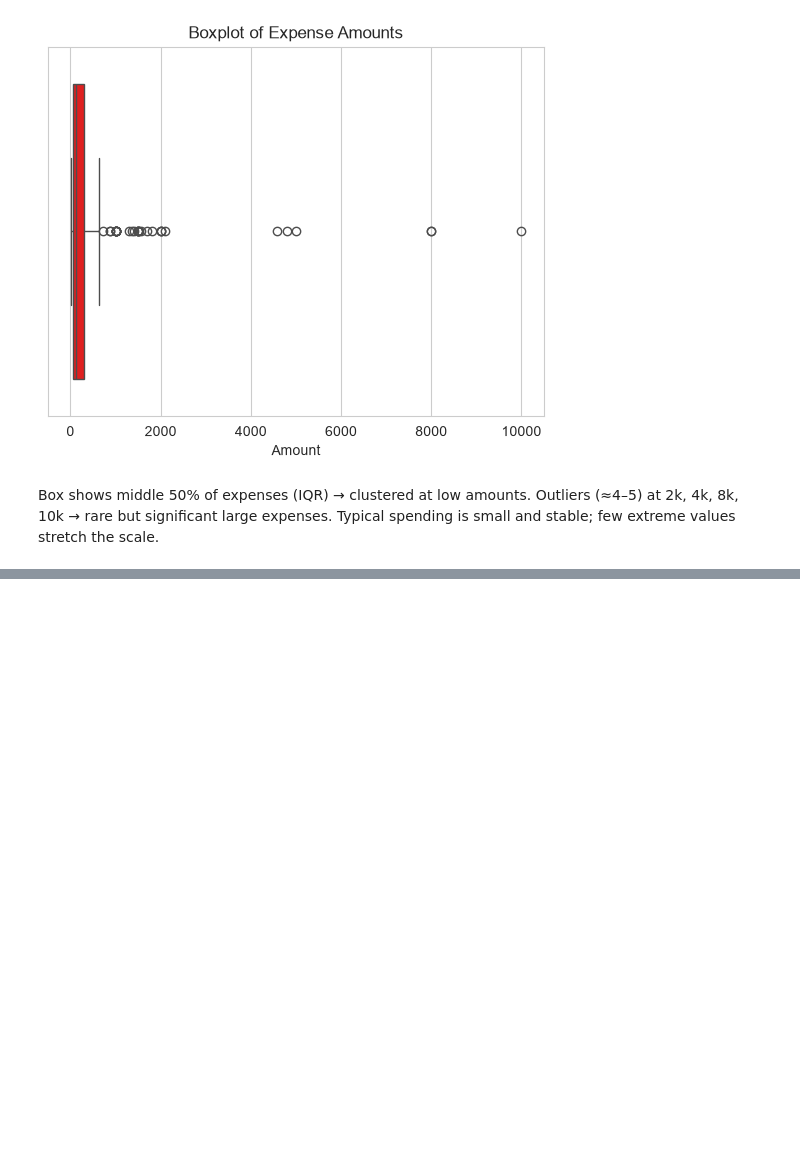
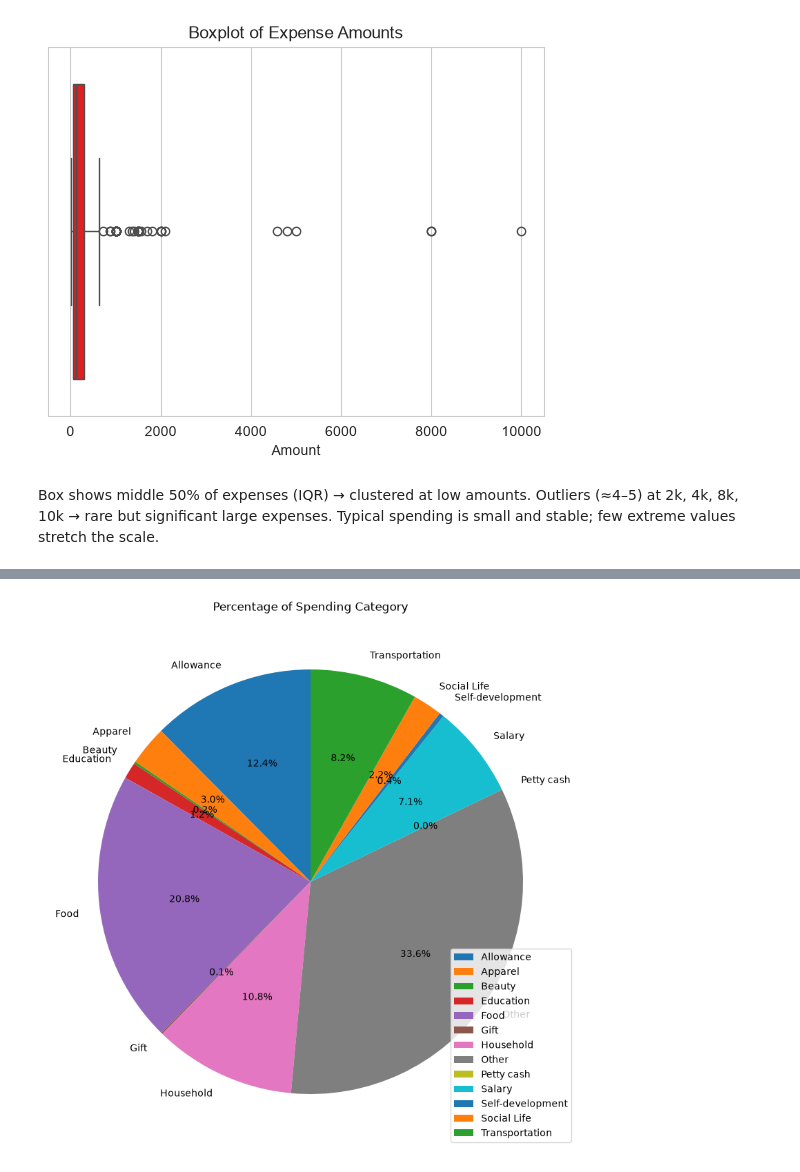
Before and after one commit to mrayusha8-hue/60days_of_learning_challenge, a Jupyter notebook: expense_traker/main.ipynb, the cells around one changed output, grey strips where cells are left out. Saved outputs shown, nothing was run; the diff lists cells and outputs as text; code cells hidden in the pictures; blank space fills up the shorter version.

```diff
--- a/expense_traker/main.ipynb
+++ b/expense_traker/main.ipynb
@@ -201,0 +299,12 @@ Typical spending is small and stable; few extreme values stretch the scale.
+# %%
+#Percentage of spending categroy
+df.groupby("Category")["Amount"].sum().plot(kind = 'pie',
+                                            autopct='%1.1f%%',
+                                            startangle = 90,
+                                            legend = True,       #legend : The pie chart shows only percentages (or values) on the slices.
+                                            figsize = (10,10))
+plt.title("Percentage of Spending Category")
+plt.ylabel("")  #remove default y-label
+plt.show()
+# %% [output]
+[figure, added]
```
Also changed, not shown: parts of 12 cells of this notebook.
